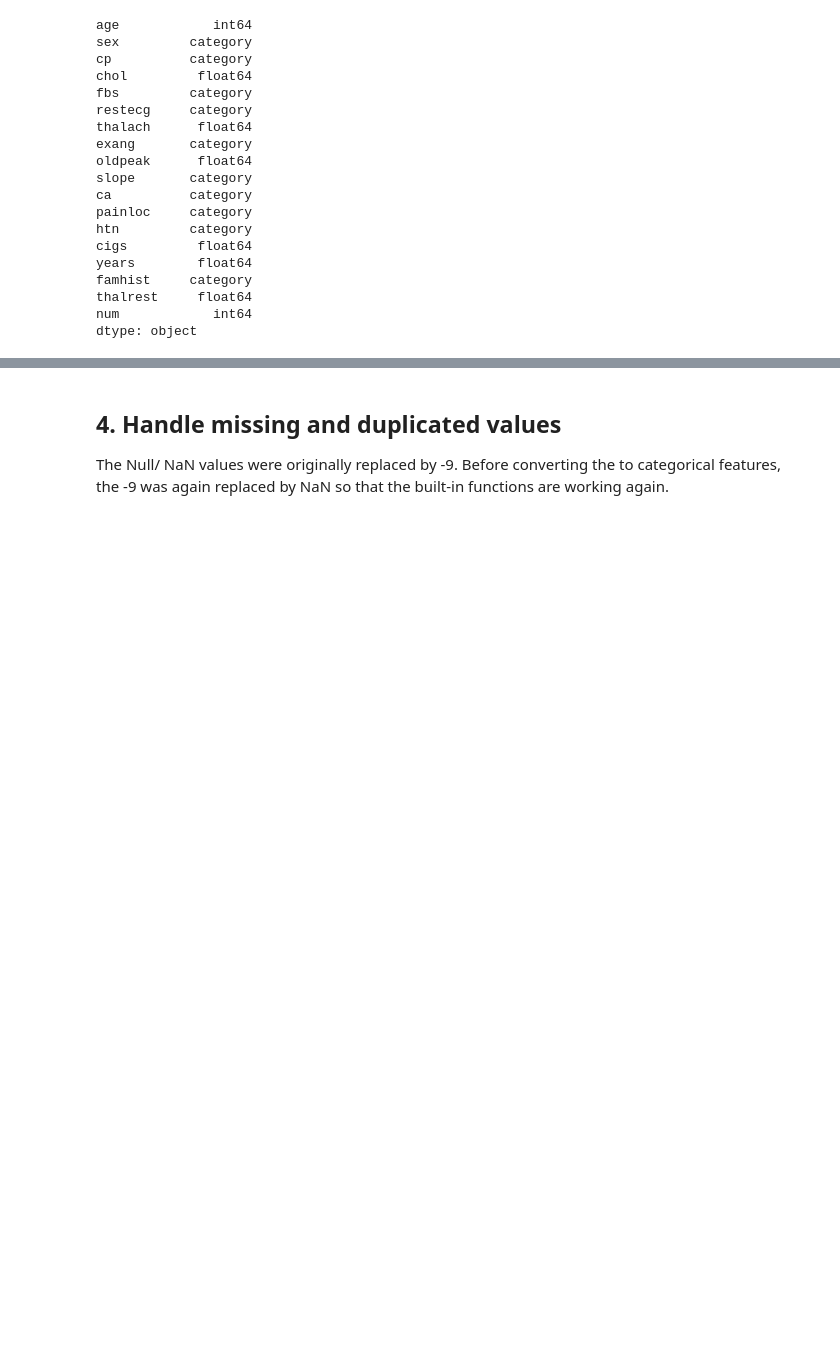
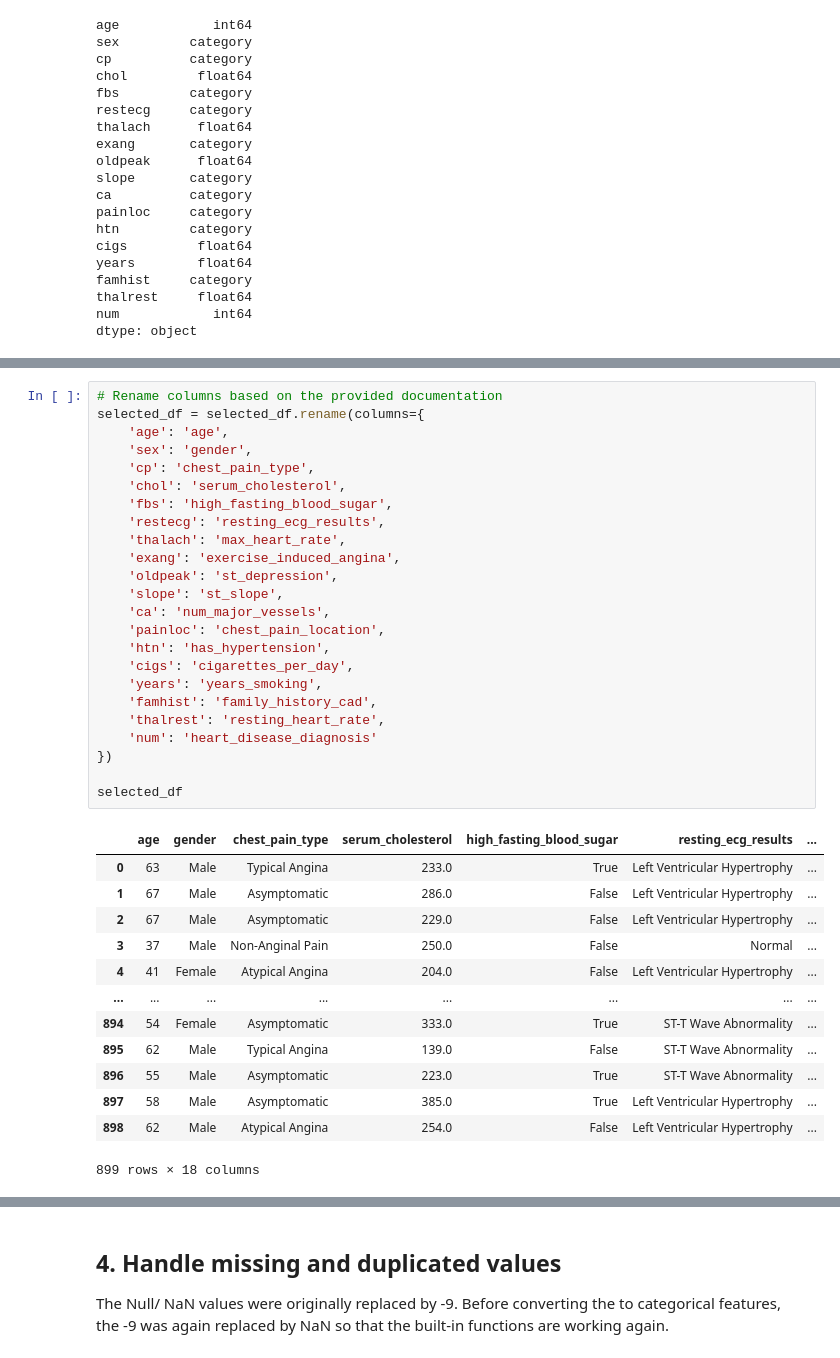
Before and after one commit to KentFre/CDS_CardioVision, a Jupyter notebook: data/data_cleanup.ipynb, the cells around one changed output, grey strips where cells are left out. Drawn from its saved outputs; the diff is of its cells as text; blank space fills up the shorter version.

```diff
--- a/data/data_cleanup.ipynb
+++ b/data/data_cleanup.ipynb
@@ -202,0 +266,38 @@ dtype: object
+# %%
+# Rename columns based on the provided documentation
+selected_df = selected_df.rename(columns={
+    'age': 'age',
+    'sex': 'gender',
+    'cp': 'chest_pain_type',
+    'chol': 'serum_cholesterol',
+    'fbs': 'high_fasting_blood_sugar',
+    'restecg': 'resting_ecg_results',
+    'thalach': 'max_heart_rate',
+    'exang': 'exercise_induced_angina',
+    'oldpeak': 'st_depression',
+    'slope': 'st_slope',
+    'ca': 'num_major_vessels',
+    'painloc': 'chest_pain_location',
+    'htn': 'has_hypertension',
+    'cigs': 'cigarettes_per_day',
+    'years': 'years_smoking',
+    'famhist': 'family_history_cad',
+    'thalrest': 'resting_heart_rate',
+    'num': 'heart_disease_diagnosis'
+})
+
+selected_df
+# %% [output]
+|  | age | gender | chest_pain_type | serum_cholesterol | high_fasting_blood_sugar | resting_ecg_results | ... |
+| 0 | 63 | Male | Typical Angina | 233.0 | True | Left Ventricular Hypertrophy | ... |
+| 1 | 67 | Male | Asymptomatic | 286.0 | False | Left Ventricular Hypertrophy | ... |
+| 2 | 67 | Male | Asymptomatic | 229.0 | False | Left Ventricular Hypertrophy | ... |
+| 3 | 37 | Male | Non-Anginal Pain | 250.0 | False | Normal | ... |
+| 4 | 41 | Female | Atypical Angina | 204.0 | False | Left Ventricular Hypertrophy | ... |
+| ... | ... | ... | ... | ... | ... | ... | ... |
+| 894 | 54 | Female | Asymptomatic | 333.0 | True | ST-T Wave Abnormality | ... |
+| 895 | 62 | Male | Typical Angina | 139.0 | False | ST-T Wave Abnormality | ... |
+| 896 | 55 | Male | Asymptomatic | 223.0 | True | ST-T Wave Abnormality | ... |
+| 897 | 58 | Male | Asymptomatic | 385.0 | True | Left Ventricular Hypertrophy | ... |
+| 898 | 62 | Male | Atypical Angina | 254.0 | False | Left Ventricular Hypertrophy | ... |
+899 rows × 18 columns
```
Also changed, not shown: parts of 16 cells of this notebook, 1 other file.
